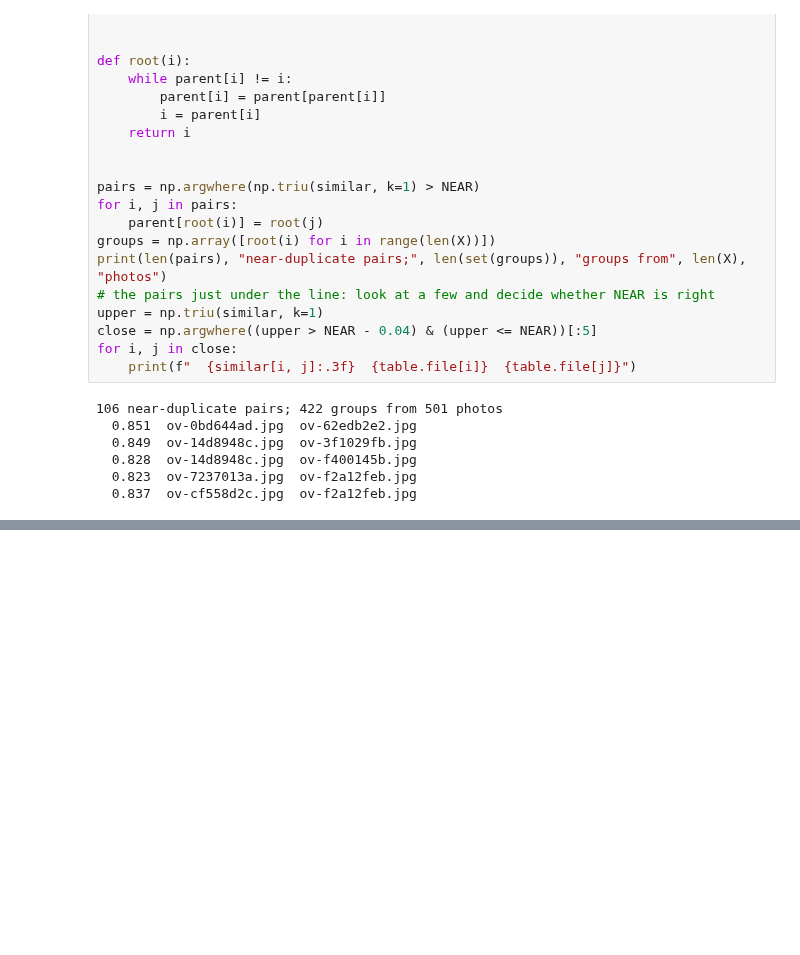
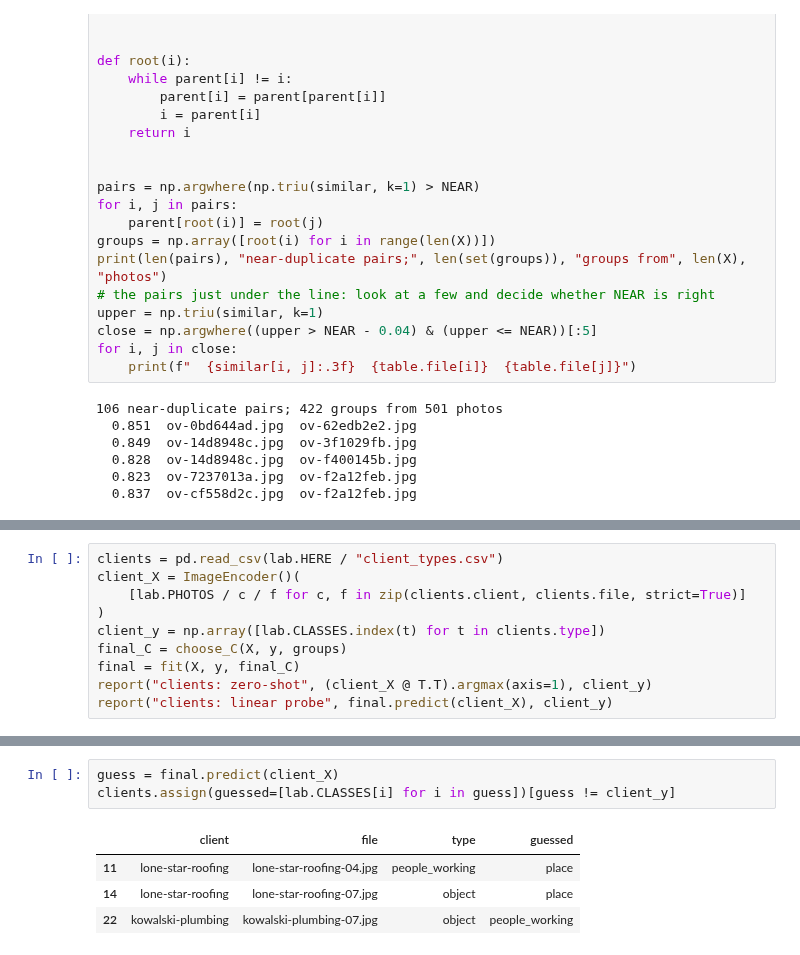
Before and after one commit to LogicVibe0518/stratum, a Jupyter notebook: ml/photos/06-types.ipynb, the cells around one changed output, grey strips where cells are left out. Saved outputs shown, nothing was run; the diff lists cells and outputs as text; blank space fills up the shorter version.

```diff
--- a/ml/photos/06-types.ipynb
+++ b/ml/photos/06-types.ipynb
@@ -104,0 +289,10 @@ pd.crosstab(table.label, fold).reindex(lab.CLASSES)
+# %%
+clients = pd.read_csv(lab.HERE / "client_types.csv")
+client_X = ImageEncoder()(
+    [lab.PHOTOS / c / f for c, f in zip(clients.client, clients.file, strict=True)]
+)
+client_y = np.array([lab.CLASSES.index(t) for t in clients.type])
+final_C = choose_C(X, y, groups)
+final = fit(X, y, final_C)
+report("clients: zero-shot", (client_X @ T.T).argmax(axis=1), client_y)
+report("clients: linear probe", final.predict(client_X), client_y)
@@ -104,0 +331,8 @@ pd.crosstab(table.label, fold).reindex(lab.CLASSES)
+# %%
+guess = final.predict(client_X)
+clients.assign(guessed=[lab.CLASSES[i] for i in guess])[guess != client_y]
+# %% [output]
+|  | client | file | type | guessed |
+| 11 | lone-star-roofing | lone-star-roofing-04.jpg | people_working | place |
+| 14 | lone-star-roofing | lone-star-roofing-07.jpg | object | place |
+| 22 | kowalski-plumbing | kowalski-plumbing-07.jpg | object | people_working |
```
Also changed, not shown: parts of 9 cells of this notebook, 4 other files.
